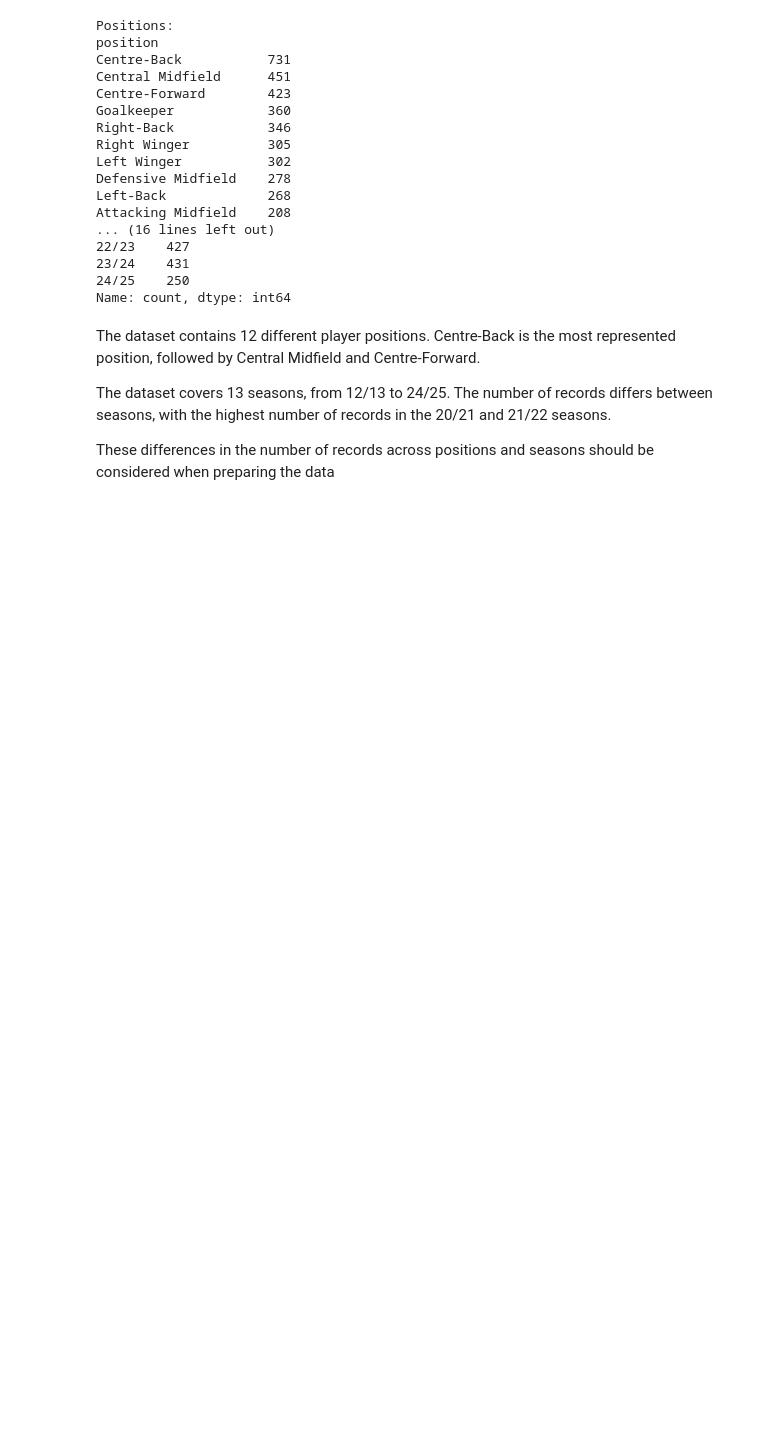
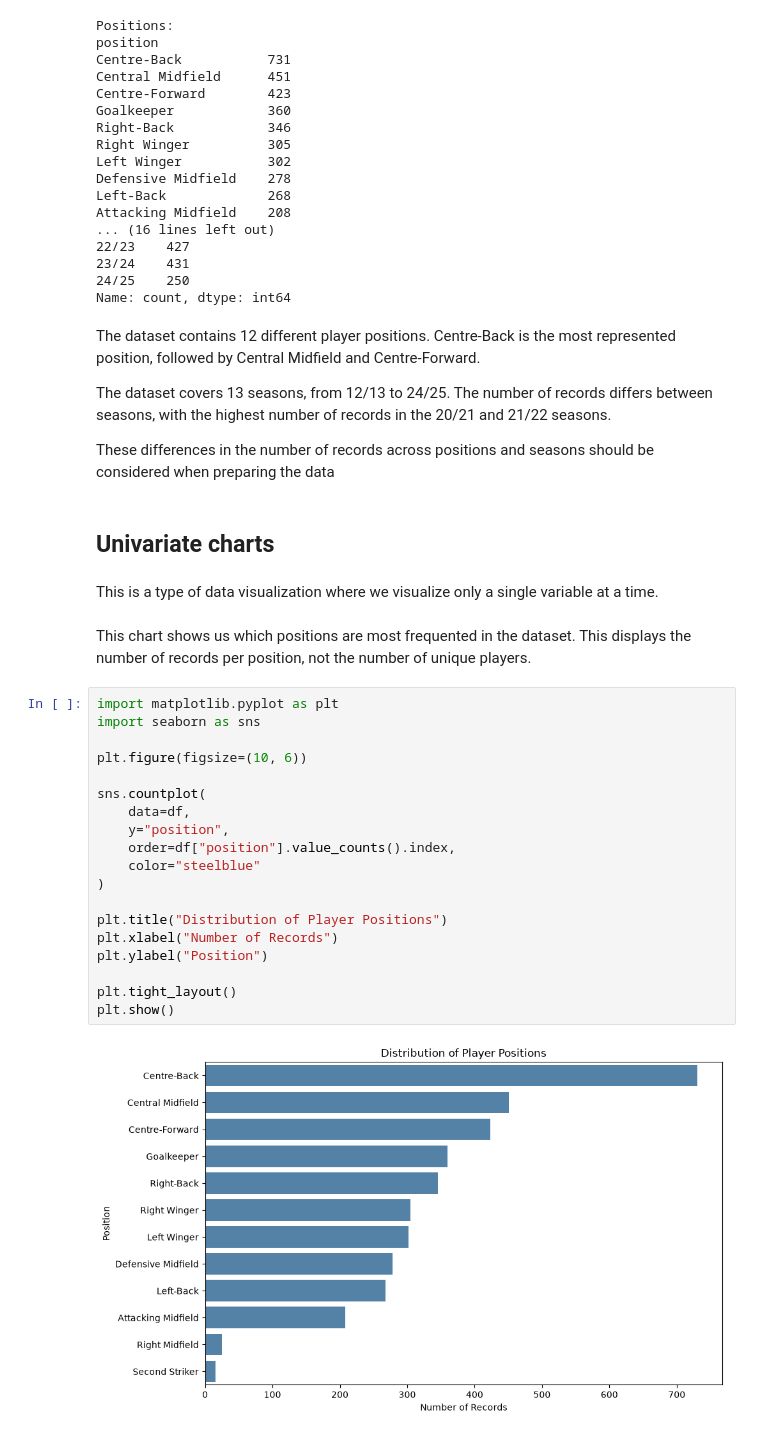
Before and after one commit to carlagalindoo/PlaySafe, a Jupyter notebook: notebooks/EDA.ipynb, the cells around one changed output. Cells and saved outputs as stored; diff of their text form; blank space fills up the shorter version.

```diff
--- a/notebooks/EDA.ipynb
+++ b/notebooks/EDA.ipynb
@@ -173,3 +164,31 @@ The dataset contains 12 different player positions. Centre-Back is the most repr
 The dataset covers 13 seasons, from 12/13 to 24/25. The number of records differs between seasons, with the highest number of records in the 20/21 and 21/22 seasons.
 
 These differences in the number of records across positions and seasons should be considered when preparing the data
+# %% [markdown]
+## Univariate charts
+# %% [markdown]
+ This is a type of data visualization where we visualize only a single variable at a time.
+# %% [markdown]
+This chart shows us which positions are most frequented in the dataset.
+This displays the number of records per position, not the number of unique players.
+# %%
+import matplotlib.pyplot as plt
+import seaborn as sns
+
+plt.figure(figsize=(10, 6))
+
+sns.countplot(
+    data=df,
+    y="position",
+    order=df["position"].value_counts().index,
+    color="steelblue"
+)
+
+plt.title("Distribution of Player Positions")
+plt.xlabel("Number of Records")
+plt.ylabel("Position")
+
+plt.tight_layout()
+plt.show()
+# %% [output]
+[figure, added]
```
Also changed, not shown: parts of 25 cells of this notebook, 21 other files.
